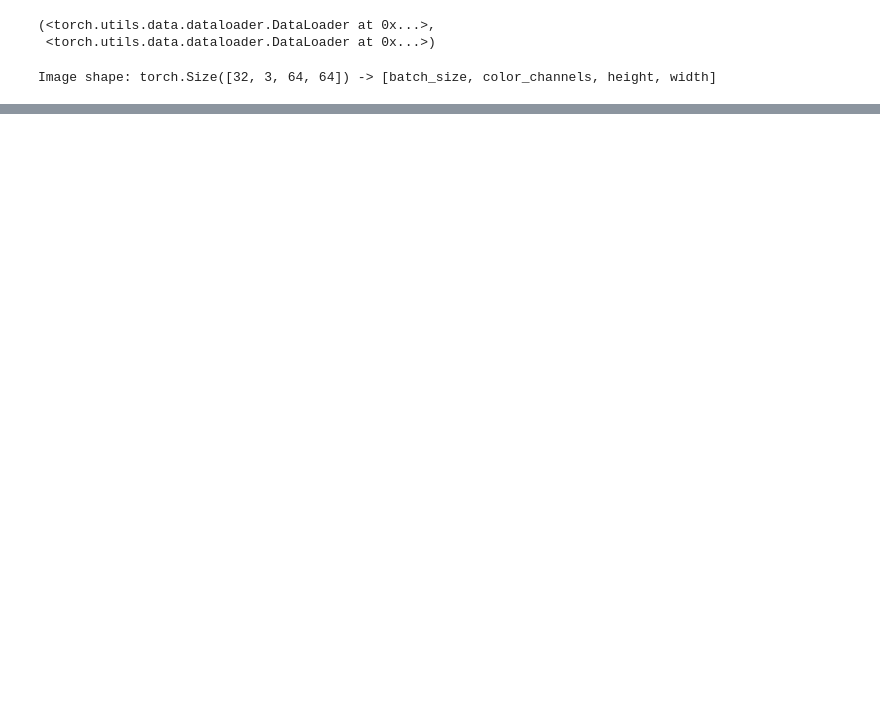
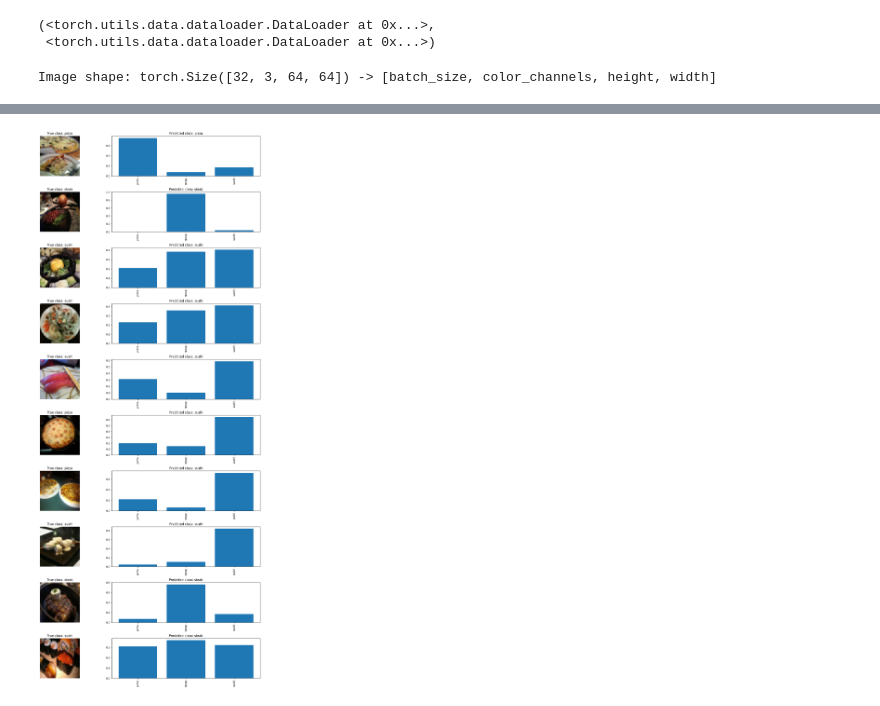
Before and after one commit to haarmeggido/pytorch_learning, a Jupyter notebook: pytorch_04.ipynb, the cells around one changed output, grey strips where cells are left out. Cells and saved outputs as stored; diff of their text form; code cells hidden in the pictures; blank space fills up the shorter version.

```diff
--- a/pytorch_04.ipynb
+++ b/pytorch_04.ipynb
@@ -385,0 +433,13 @@ Image shape: torch.Size([32, 3, 64, 64]) -> [batch_size, color_channels, height,
+# %%
+#Load and transform data
+
+from torchvision import datasets
+
+train_data_simple = datasets.ImageFolder(train_dir, transform=simple_transform)
+test_data_simple = datasets.ImageFolder(test_dir, transform=simple_transform)
+
+BATCH_SIZE = 32
+NUM_WORKERS  = os.cpu_count()
+
+train_dataloader_simple = DataLoader(train_data_simple, batch_size=BATCH_SIZE, shuffle=True, num_workers=NUM_WORKERS)
+test_dataloader_simple = DataLoader(test_data_simple, batch_size=BATCH_SIZE, shuffle=False, num_workers=NUM_WORKERS)
@@ -385,0 +495,5 @@ Image shape: torch.Size([32, 3, 64, 64]) -> [batch_size, color_channels, height,
+# %%
+torch.manual_seed(42)
+model_0 = CustomDataModel_V0(input_shape =3, num_classes=3, hidden_units=10).to(device)
+
+model_0
@@ -385,0 +723,52 @@ Image shape: torch.Size([32, 3, 64, 64]) -> [batch_size, color_channels, height,
+# %%
+# test the model predictions on the train data
+import random
+def predict(model: torch.nn.Module,
+            dataloader: torch.utils.data.DataLoader,
+            class_names: List[str],
+            n_images: int = 10):
+    model.eval()
+    images_arr = []
+    pred_probs = []
+    pred_classes = []
+    true_classes = []
+
+    with torch.inference_mode():
+        # randomly sample n_images
+        for images_idx, labels in dataloader:
+            images_idx, labels = images_idx.to(device), labels.to(device)
+            pred = model(images_idx)
+            pred_prob = torch.softmax(pred, dim=1)
+            pred_label = pred_prob.argmax(dim=1)
+
+            images_arr.append(images_idx.cpu())
+            pred_probs.append(pred_prob.cpu())
+            pred_classes.append(pred_label.cpu())
+            true_classes.append(labels.cpu())
+
+    images_arr = torch.cat(images_arr)
+    pred_probs = torch.cat(pred_probs)
+    pred_classes = torch.cat(pred_classes)
+    true_classes = torch.cat(true_classes)
+
+    # plot the images, predicted probabilities, and the true class
+    fig, ax = plt.subplots(n_images, 2, figsize=(15, 30))
+
+    for i in range(n_images):
+        # plot the image
+        ax[i, 0].imshow(images_arr[i].permute(1, 2, 0))
+        ax[i, 0].axis("off")
+        ax[i, 0].set_title(f"True class: {class_names[true_classes[i]]}")
+
+        # plot the predicted probabilities
+        ax[i, 1].bar(np.arange(len(class_names)), pred_probs[i])
+        ax[i, 1].set_xticks(np.arange(len(class_names)))
+        ax[i, 1].set_xticklabels(class_names, rotation=90)
+        ax[i, 1].set_title(f"Predicted class: {class_names[pred_classes[i]]}")
+
+    plt.tight_layout()
+    plt.show()
+
+predict(model_0, train_dataloader_simple, class_names=train_data_simple.classes, n_images=10)
+# %% [output]
+[figure, added]
```
Also changed, not shown: parts of 23 cells of this notebook, 1 other file.
